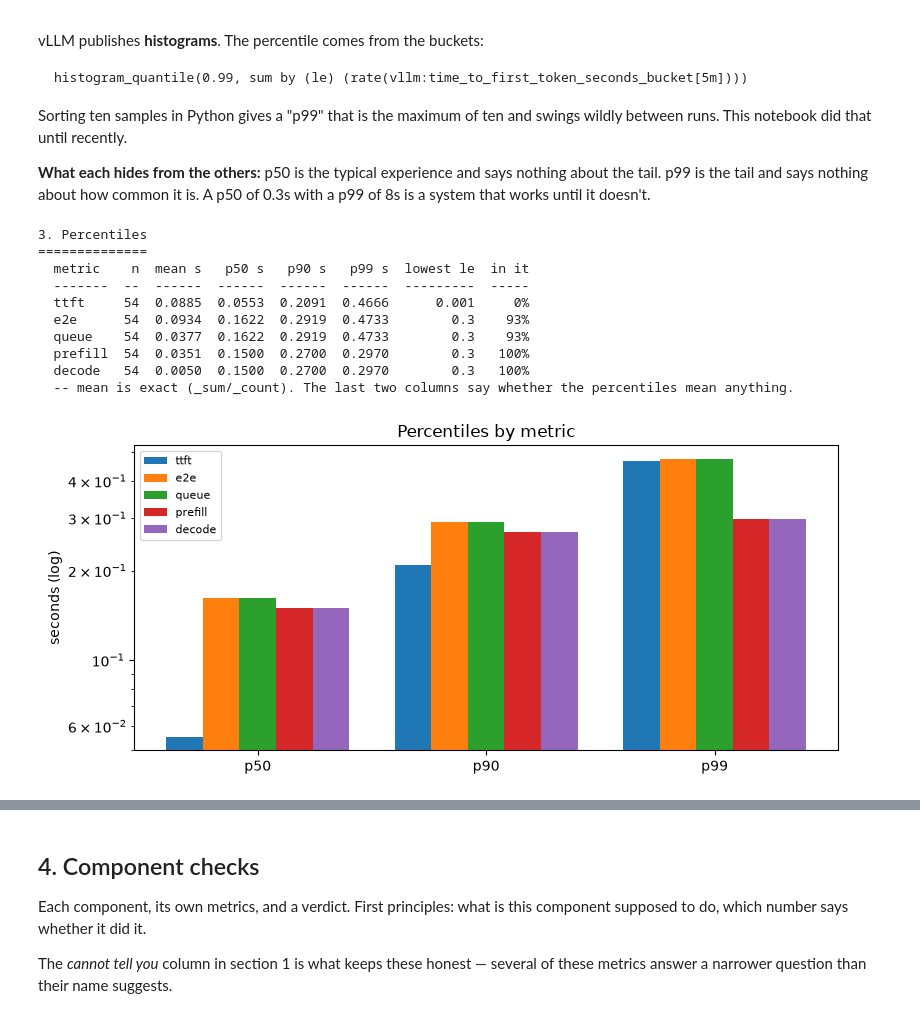
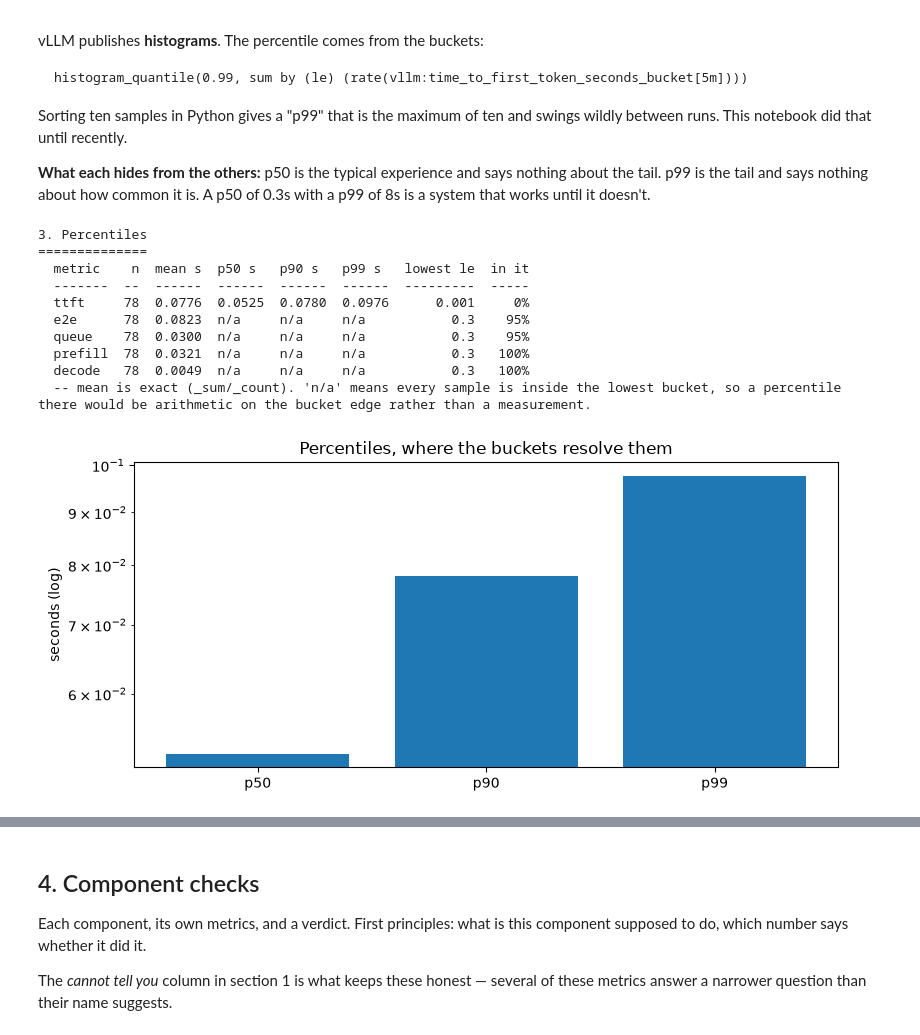
Before and after one commit to harshuljain13/Dodona, a Jupyter notebook: benchmarking/02-metrics/notebook.ipynb, the cells around one changed output, grey strips where cells are left out. Cells and saved outputs as stored; diff of their text form; code cells hidden in the pictures.

```diff
--- a/benchmarking/02-metrics/notebook.ipynb
+++ b/benchmarking/02-metrics/notebook.ipynb
@@ -174,63 +174,66 @@ nothing about the tail. p99 is the tail and says nothing about how common it
 is. A p50 of 0.3s with a p99 of 8s is a system that works until it doesn't.
 # %%
 report.heading('3. Percentiles')
-cell = lambda x: f'{x:.4f}' if x is not None else '—'
 rows, series, saturated = [], {}, []
 for name in ('ttft', 'tpot', 'e2e', 'queue', 'prefill', 'decode'):
     q, stats = prom.quantiles(name, qs=(0.5, 0.9, 0.99)), prom.histogram_stats(name)
     if not q and not stats:
         continue
-    # How much of the data sits in the histogram's LOWEST bucket. If all
-    # of it does, every quantile is an interpolation inside that one
-    # bucket and carries no information about the real distribution.
     b = prom.bucket_saturation(name)
-    frac = b.get('fraction_in_lowest', 0)
-    if frac > 0.9:
-        saturated.append((name, b.get('lowest_edge'), frac, stats.get('mean', 0)))
-    rows.append([name, f"{stats.get('count', 0):,.0f}",
-                 f"{stats.get('mean', 0):.4f}",
+    frac, edge = b.get('fraction_in_lowest', 0), b.get('lowest_edge', 0)
+
+    # A percentile from a histogram whose data is all in bucket one is
+    # arithmetic on a bucket edge, not a measurement. Printing it next to a
+    # real mean invites someone to quote it. Show that it is unusable.
+    usable = frac <= 0.9
+    if not usable:
+        saturated.append((name, edge, frac, stats.get('mean', 0)))
+    cell = (lambda x: f'{x:.4f}' if x is not None else '—') if usable else (lambda x: 'n/a')
+
+    rows.append([name, f"{stats.get('count', 0):,.0f}", f"{stats.get('mean', 0):.4f}",
                  cell(q.get(0.5)), cell(q.get(0.9)), cell(q.get(0.99)),
-                 f"{b.get('lowest_edge', 0):g}", f'{frac:.0%}'])
-    if q:
+                 f'{edge:g}', f'{frac:.0%}'])
+    if usable and q:
         series[name] = [q.get(0.5, 0), q.get(0.9, 0), q.get(0.99, 0)]
 
 if rows:
     report.table(['metric', 'n', 'mean s', 'p50 s', 'p90 s', 'p99 s',
                   'lowest le', 'in it'], rows,
-                 note='mean is exact (_sum/_count). The last two columns say '
-                      'whether the percentiles mean anything.')
-    report.bar('Percentiles by metric', ['p50', 'p90', 'p99'], series,
-               ylabel='seconds (log)', log=True)
+                 note="mean is exact (_sum/_count). 'n/a' means every sample is "
+                      'inside the lowest bucket, so a percentile there would be '
+                      'arithmetic on the bucket edge rather than a measurement.')
+    if series:
+        report.bar('Percentiles, where the buckets resolve them',
+                   ['p50', 'p90', 'p99'], series, ylabel='seconds (log)', log=True)
 
-    report.verdict(not saturated,
-                   'every histogram has data spread across its buckets')
-    for name, edge, frac, mean in saturated:
-        report.text(f'{name}: {frac:.0%} of samples are below the lowest bucket '
-                    f'edge ({edge:g}s), and the true mean is {mean:.4f}s.')
+    # Not a verdict: there is nothing to fix. It is a property of this
+    # engine's bucket layout at this latency, and it goes away under load.
     if saturated:
         edge = saturated[0][1]
+        names = ', '.join(n for n, _, _, _ in saturated)
+        report.text(f'Unusable percentiles: {names}.')
         report.conclusion(
-            f'vLLM\'s histograms start at le={edge:g}s and every request here finishes '
-            f'well inside that, so histogram_quantile interpolates within [0, {edge:g}] '
-            'and returns the same p50/p90/p99 for any metric whose data is '
-            'entirely below it. That is why e2e, queue, prefill and decode read '
-            'identically while their means differ by 17x. MORE LOAD DOES NOT FIX '
-            'THIS — only slower requests or a finer bucket layout would. At this '
-            'latency quote the mean, or use TTFT, whose buckets start at 0.001s.')
+            f"vLLM 0.31.0's request_latency buckets start at {edge:g}s and are shared "
+            'by e2e, queue, inference, prefill and decode. Every request here finishes '
+            'well inside that, so those percentiles are shown as n/a and the exact '
+            'mean is the figure to quote. This is not a fault and there is nothing to '
+            'fix: the flag that would re-bucket it does not exist in 0.31.0, and the '
+            'problem disappears once real load pushes latencies past the first '
+            'bucket. TTFT has its own buckets from 0.001s and is trustworthy now.')
     else:
-        report.conclusion('Buckets are populated, so the percentiles carry '
-                          'information about the distribution.')
+        report.conclusion('Every histogram has data spread across its buckets, so '
+                          'the percentiles carry information about the distribution.')
 else:
     report.text('No histogram data yet.')
 # %% [output]
 3. Percentiles
 ==============
-  metric    n  mean s   p50 s   p90 s   p99 s  lowest le  in it
+  metric    n  mean s  p50 s   p90 s   p99 s   lowest le  in it
   -------  --  ------  ------  ------  ------  ---------  -----
-  ttft     54  0.0885  0.0553  0.2091  0.4666      0.001     0%
-  e2e      54  0.0934  0.1622  0.2919  0.4733        0.3    93%
-  queue    54  0.0377  0.1622  0.2919  0.4733        0.3    93%
-  prefill  54  0.0351  0.1500  0.2700  0.2970        0.3   100%
-  decode   54  0.0050  0.1500  0.2700  0.2970        0.3   100%
-  -- mean is exact (_sum/_count). The last two columns say whether the percentiles mean anything.
+  ttft     78  0.0776  0.0525  0.0780  0.0976      0.001     0%
+  e2e      78  0.0823  n/a     n/a     n/a           0.3    95%
+  queue    78  0.0300  n/a     n/a     n/a           0.3    95%
+  prefill  78  0.0321  n/a     n/a     n/a           0.3   100%
+  decode   78  0.0049  n/a     n/a     n/a           0.3   100%
+  -- mean is exact (_sum/_count). 'n/a' means every sample is inside the lowest bucket, so a percentile there would be arithmetic on the bucket edge rather than a measurement.
-[figure, old version]
+[figure, new version]
```
Also changed, not shown: parts of 5 cells of this notebook, 2 other files.
